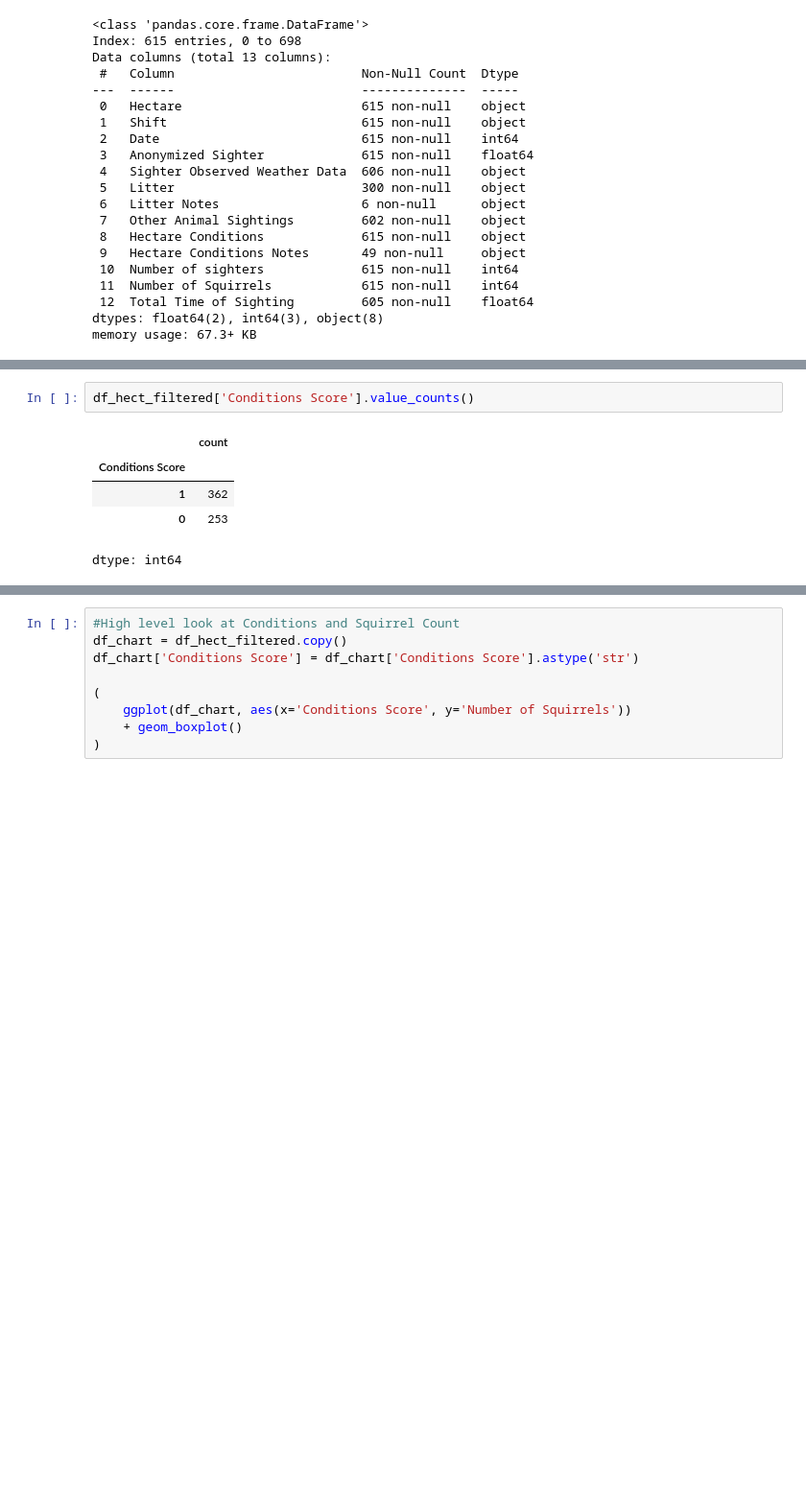
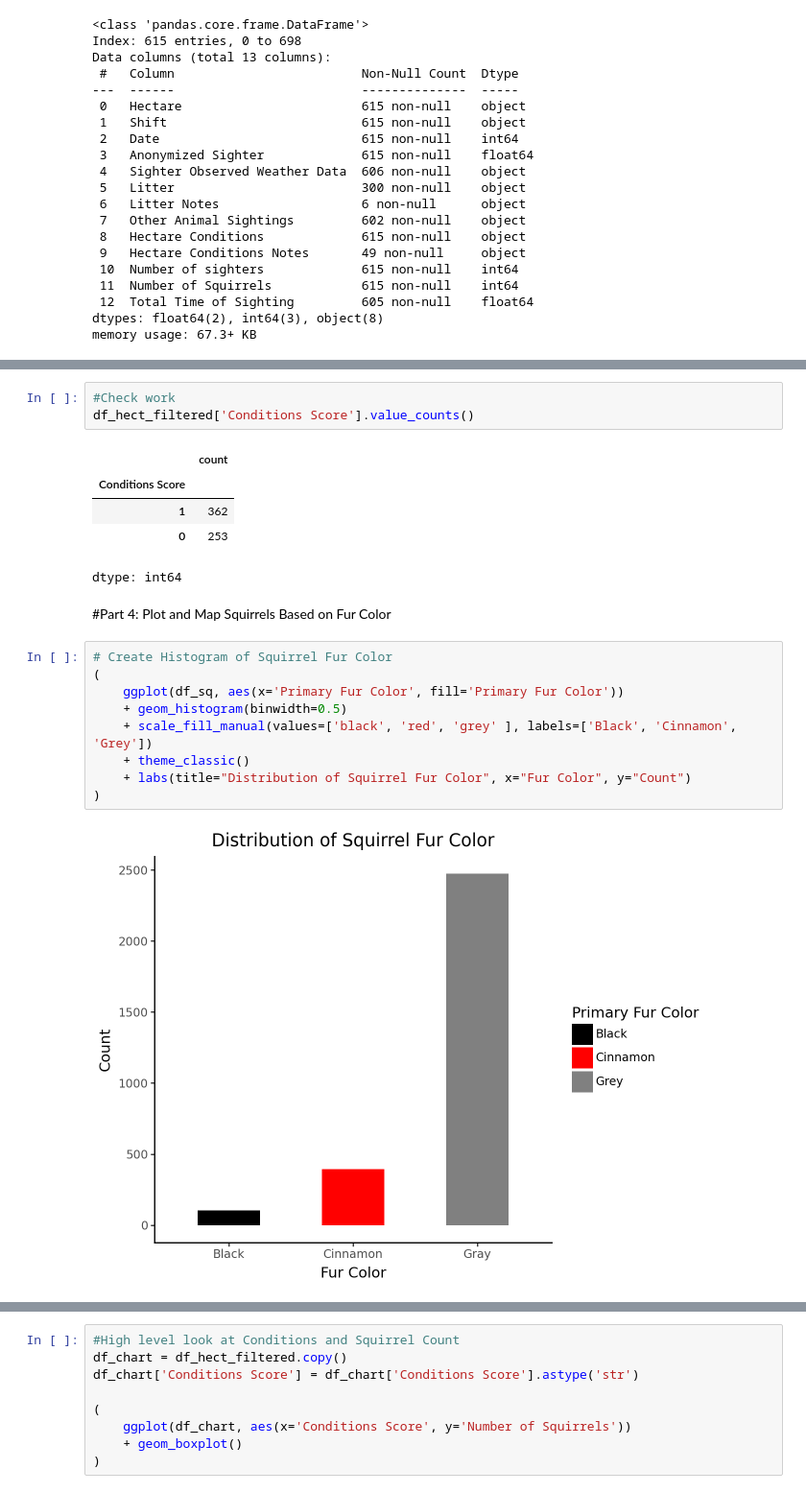
Before and after one commit to envirodatascience/final-project-go-squirrels, a Jupyter notebook: Meryl_Squirrels.ipynb, the cells around one changed output, grey strips where cells are left out. Shown at 96% size. Cells and saved outputs as stored; diff of their text form; blank space fills up the shorter version.

```diff
--- a/Meryl_Squirrels.ipynb
+++ b/Meryl_Squirrels.ipynb
@@ -255,6 +260,7 @@ Try using .loc[row_indexer,col_indexer] = value instead
 
 See the caveats in the documentation: https://pandas.pydata.org/pandas-docs/stable/user_guide/indexing.html#returning-a-view-versus-a-copy
 # %%
+#Check work
 df_hect_filtered['Conditions Score'].value_counts()
 # %% [output]
 |  | count |
@@ -262,3 +268,16 @@ df_hect_filtered['Conditions Score'].value_counts()
 | 1 | 362 |
 | 0 | 253 |
 dtype: int64
+# %% [markdown]
+#Part 4: Plot and Map Squirrels Based on Fur Color
+# %%
+# Create Histogram of Squirrel Fur Color
+(
+    ggplot(df_sq, aes(x='Primary Fur Color', fill='Primary Fur Color'))
+    + geom_histogram(binwidth=0.5)
+    + scale_fill_manual(values=['black', 'red', 'grey' ], labels=['Black', 'Cinnamon', 'Grey'])
+    + theme_classic()
+    + labs(title="Distribution of Squirrel Fur Color", x="Fur Color", y="Count")
+)
+# %% [output]
+[figure, added]
```
Also changed, not shown: parts of 27 cells of this notebook.
